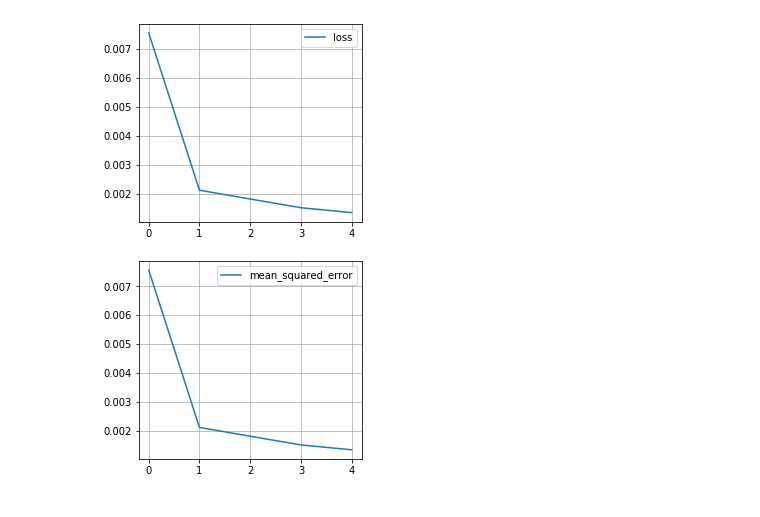
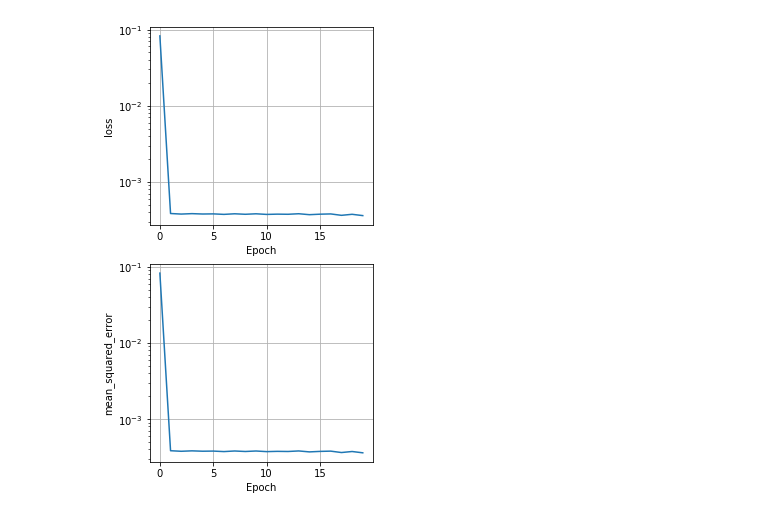
Before and after one commit to MarcoRosenzweig/FINANCE, a Jupyter notebook: ML/RNN.ipynb, the cells around one changed output. Saved outputs shown, nothing was run; the diff lists cells and outputs as text; code cells hidden in the pictures.

```diff
--- a/ML/RNN.ipynb
+++ b/ML/RNN.ipynb
@@ -16,8 +16,8 @@ import utils
 from model import MODEL
 # %%
 #GLOBAL VARIABLES:
-USE_PCT_CHANGE = True
-ONLY_USE_MACD = False
+USE_PCT_CHANGE = False
+ONLY_USE_MACD = True
 USE_MACD = True
 #STYLE = "daily"
 STYLE = "hourly"
@@ -25,7 +25,7 @@ STYLE = "hourly"
 TICKERS = ["BTC-USD"]
 #cols_available = ['Open', 'High', 'Low', 'Close', 'Adj Close', 'Volume']
 COLS = ["Close"]
-SEQUENCE_LENGTH = 7
+SEQUENCE_LENGTH = 12
 # %%
 #functions:
 def to_sequence_target(data, seq_size, target="Close", target_index=0):
@@ -197,7 +210,8 @@ scores = model.evaluate(x_test, y_test)
 keys = history.history.keys()
 fig, ax = plt.subplots(nrows=len(keys), figsize=(4, 4*len(keys)))
 for n, key in enumerate(keys):
-    ax[n].plot(history.history[key], label=key)
-    ax[n].legend()
+    ax[n].semilogy(history.history[key])
+    ax[n].set_xlabel("Epoch")
+    ax[n].set_ylabel(key)
     ax[n].grid()
 # %% [output]
@@ -205,4 +219,4 @@ for n, key in enumerate(keys):
-[figure, old version]
+[figure, new version]
 # %%
 predicted = scaler.inverse_transform(model.predict(x_test))
 real = scaler.inverse_transform(y_test)
```
Also changed, not shown: parts of 5 cells of this notebook, 3 other files.
